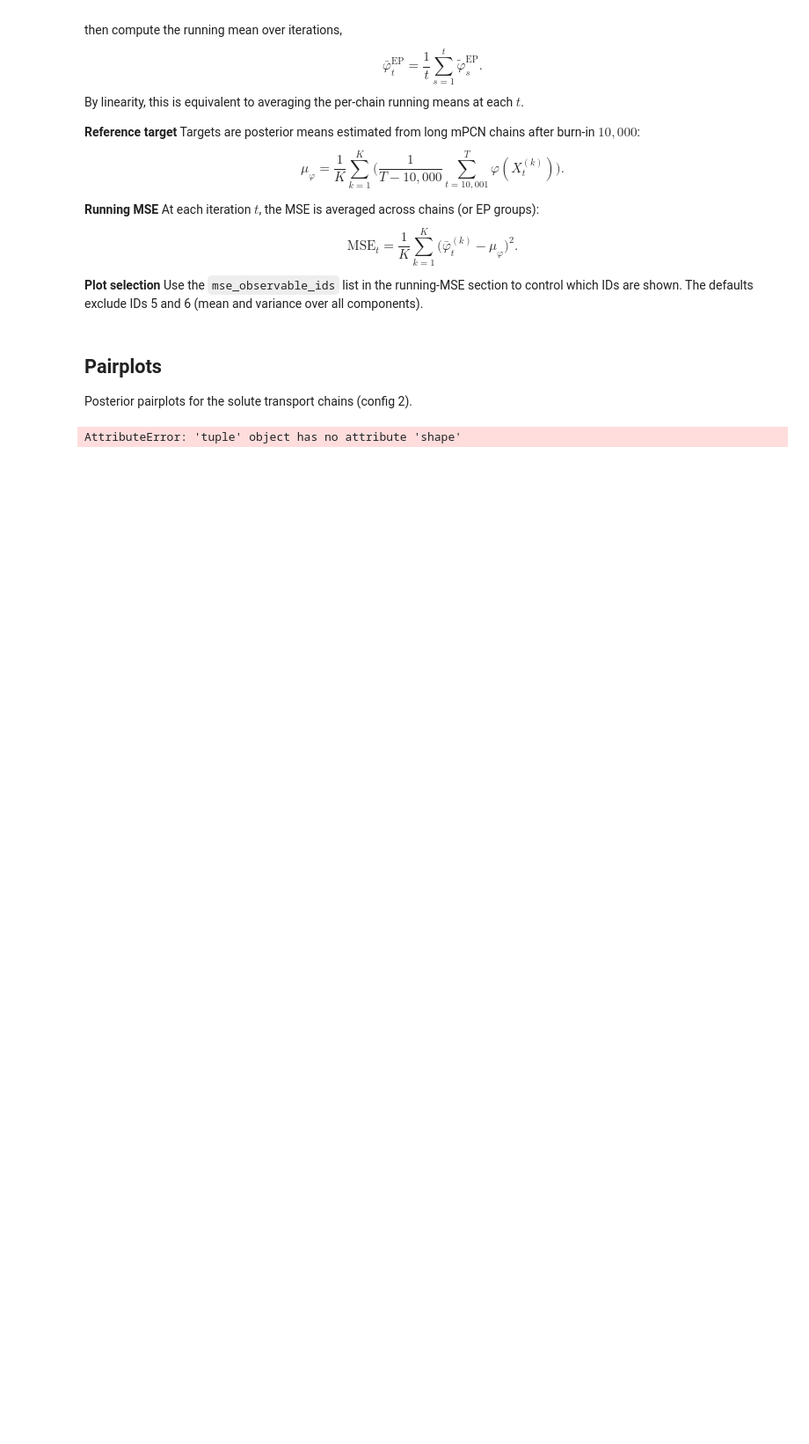
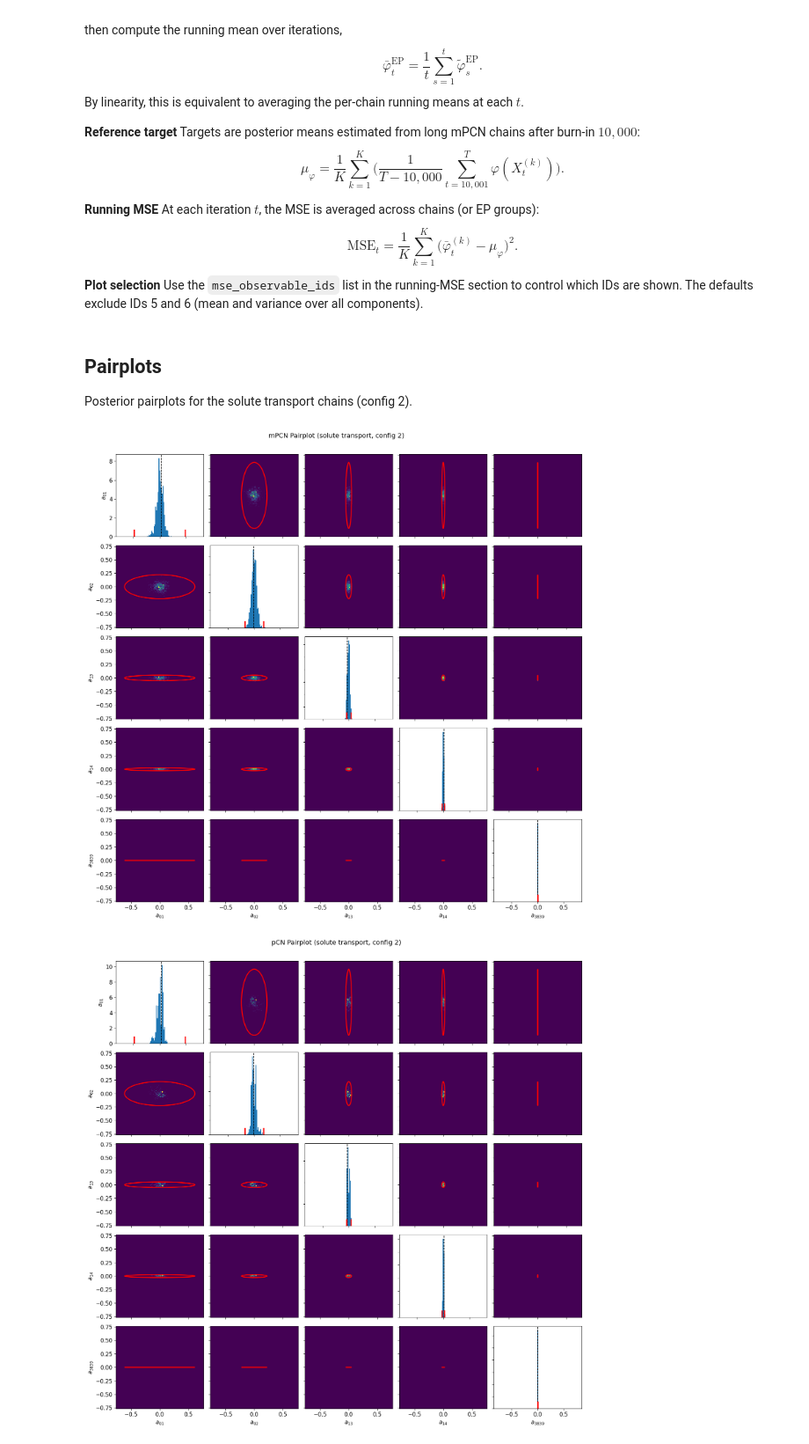
Before and after one commit to guillerminasenn/multiproposal-internal, a Jupyter notebook: notebooks/05_toy_solute_transport_mpcn_convergence.ipynb, the cells around one changed output. Shown at 88% size. Cells and saved outputs as stored; diff of their text form; code cells hidden in the pictures; blank space fills up the shorter version.

```diff
--- a/notebooks/05_toy_solute_transport_mpcn_convergence.ipynb
+++ b/notebooks/05_toy_solute_transport_mpcn_convergence.ipynb
@@ -2451,7 +2451,7 @@ def _thin_chain(chain, burnin, thin):
     return chain[burnin::thin]
 
 post_chain_mpcn = _thin_chain(post_chain_mpcn, pairplot_burnin, pairplot_thin)
-post_chain_pcn = _thin_chain(post_chain_pcn, pairplot_burnin, pairplot_thin)
+# post_chain_pcn = _thin_chain(post_chain_pcn, pairplot_burnin, pairplot_thin)
 
 # Build labels from the packed antisymmetric indices.
 param_iju = shared_draws["param_iju"]
@@ -2479,31 +2479,32 @@ prior_cov = np.diag(prior_diag)
 _ = make_hist_grid_comps(
     R=R,
     dr=dr,
     samples=post_chain_mpcn,
     comp_list=pairplot_comp_list,
     save_path=pairplots_dir / f"solute_transport_pairplot_mpcn_rho{rho_tag}.png",
     C=prior_cov,
     beta=0.95,
     hide_plot=False,
     label_map=label_map,
     font_size=12,
     title=f"mPCN Pairplot (solute transport, config {config_id})",
     true_values=data.get("a_true"),
 )
 
 _ = make_hist_grid_comps(
     R=R,
     dr=dr,
     samples=post_chain_pcn,
     comp_list=pairplot_comp_list,
     save_path=pairplots_dir / f"solute_transport_pairplot_pcn_rho{rho_tag}.png",
     C=prior_cov,
     beta=0.95,
     hide_plot=False,
     label_map=label_map,
     font_size=12,
     title=f"pCN Pairplot (solute transport, config {config_id})",
     true_values=data.get("a_true"),
 )
 # %% [output]
-AttributeError: 'tuple' object has no attribute 'shape'
+[figure, added]
+[figure, added]
```
Also changed, not shown: 2 other files.
